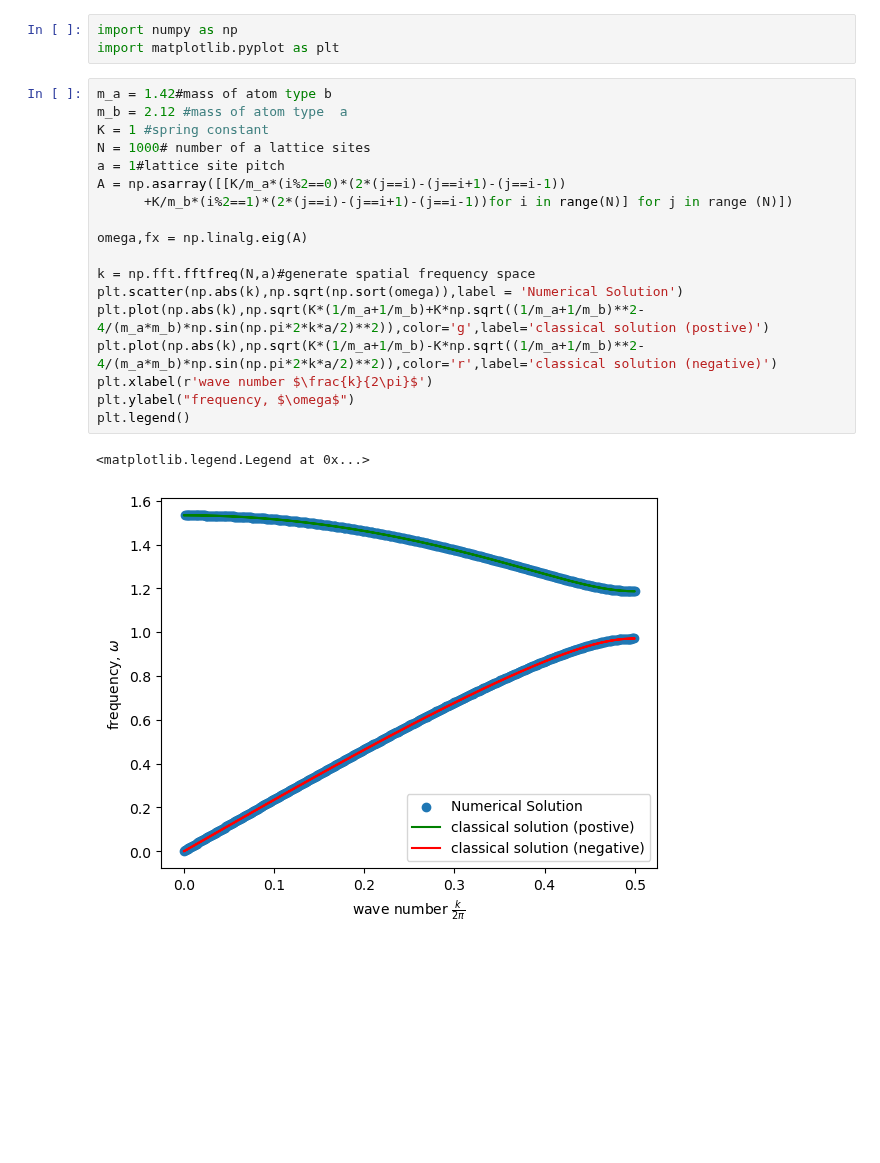
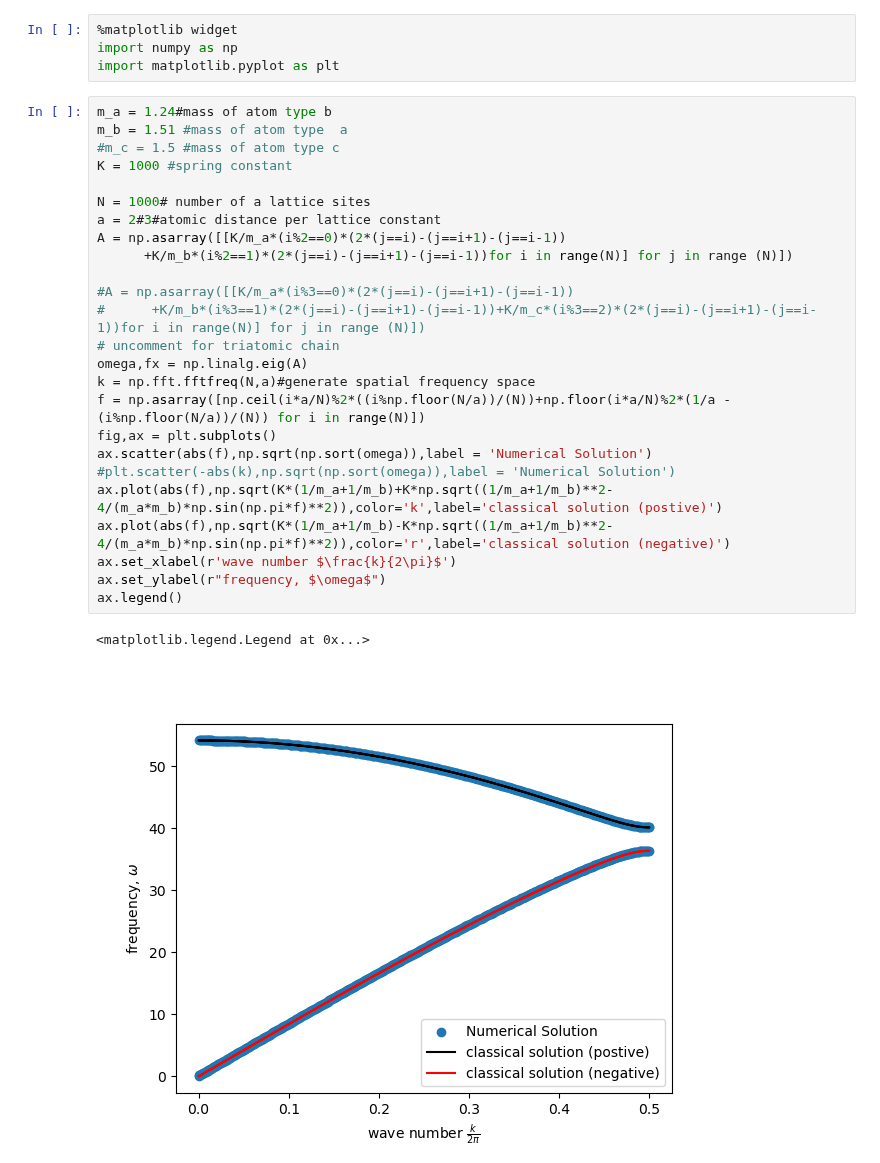
Before and after one commit to MTLphys/ManyBodyTheory, a Jupyter notebook: Class 3 Problems In Python/ProblemSolutions.ipynb, the cells around one changed output. Cells and saved outputs as stored; diff of their text form; blank space fills up the shorter version.

Commit message:
Adding Problem Solutions for the P1+2 From Mahan

```diff
--- a/Class 3 Problems In Python/ProblemSolutions.ipynb
+++ b/Class 3 Problems In Python/ProblemSolutions.ipynb
@@ -24,27 +26,35 @@ or alternatively we can find eigen solutions to a large enough equivalent matrix
 # %%
+%matplotlib widget
 import numpy as np
 import matplotlib.pyplot as plt
 # %%
-m_a = 1.42#mass of atom type b
-m_b = 2.12 #mass of atom type  a
-K = 1 #spring constant
+m_a = 1.24#mass of atom type b
+m_b = 1.51 #mass of atom type  a
+#m_c = 1.5 #mass of atom type c
+K = 1000 #spring constant
+
 N = 1000# number of a lattice sites
-a = 1#lattice site pitch
+a = 2#3#atomic distance per lattice constant
 A = np.asarray([[K/m_a*(i%2==0)*(2*(j==i)-(j==i+1)-(j==i-1))
       +K/m_b*(i%2==1)*(2*(j==i)-(j==i+1)-(j==i-1))for i in range(N)] for j in range (N)])
 
+#A = np.asarray([[K/m_a*(i%3==0)*(2*(j==i)-(j==i+1)-(j==i-1))
+#      +K/m_b*(i%3==1)*(2*(j==i)-(j==i+1)-(j==i-1))+K/m_c*(i%3==2)*(2*(j==i)-(j==i+1)-(j==i-1))for i in range(N)] for j in range (N)])
+# uncomment for triatomic chain
 omega,fx = np.linalg.eig(A)
-
 k = np.fft.fftfreq(N,a)#generate spatial frequency space
-plt.scatter(np.abs(k),np.sqrt(np.sort(omega)),label = 'Numerical Solution')
-plt.plot(np.abs(k),np.sqrt(K*(1/m_a+1/m_b)+K*np.sqrt((1/m_a+1/m_b)**2-4/(m_a*m_b)*np.sin(np.pi*2*k*a/2)**2)),color='g',label='classical solution (postive)')
-plt.plot(np.abs(k),np.sqrt(K*(1/m_a+1/m_b)-K*np.sqrt((1/m_a+1/m_b)**2-4/(m_a*m_b)*np.sin(np.pi*2*k*a/2)**2)),color='r',label='classical solution (negative)')
-plt.xlabel(r'wave number $\frac{k}{2\pi}$')
-plt.ylabel("frequency, $\omega$")
-plt.legend()
+f = np.asarray([np.ceil(i*a/N)%2*((i%np.floor(N/a))/(N))+np.floor(i*a/N)%2*(1/a -(i%np.floor(N/a))/(N)) for i in range(N)])
+fig,ax = plt.subplots()
+ax.scatter(abs(f),np.sqrt(np.sort(omega)),label = 'Numerical Solution')
+#plt.scatter(-abs(k),np.sqrt(np.sort(omega)),label = 'Numerical Solution')
+ax.plot(abs(f),np.sqrt(K*(1/m_a+1/m_b)+K*np.sqrt((1/m_a+1/m_b)**2-4/(m_a*m_b)*np.sin(np.pi*f)**2)),color='k',label='classical solution (postive)')
+ax.plot(abs(f),np.sqrt(K*(1/m_a+1/m_b)-K*np.sqrt((1/m_a+1/m_b)**2-4/(m_a*m_b)*np.sin(np.pi*f)**2)),color='r',label='classical solution (negative)')
+ax.set_xlabel(r'wave number $\frac{k}{2\pi}$')
+ax.set_ylabel(r"frequency, $\omega$")
+ax.legend()
 # %% [output]
 <matplotlib.legend.Legend at 0x...>
-[figure, old version]
+[figure, new version]
 # %% [markdown]
 ## Problem 2:
 Write down the Hamiltonian of problem 1, solve it quantum mechanically and show that it may be reduced to the form
```
Also changed, not shown: parts of 13 cells of this notebook, 3 other files.
